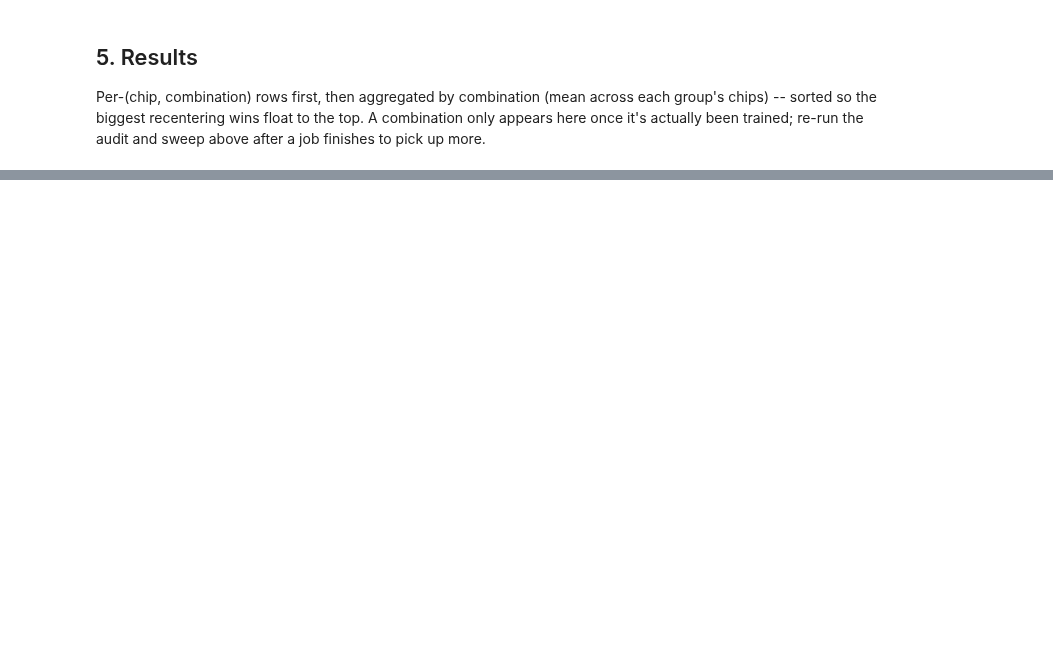
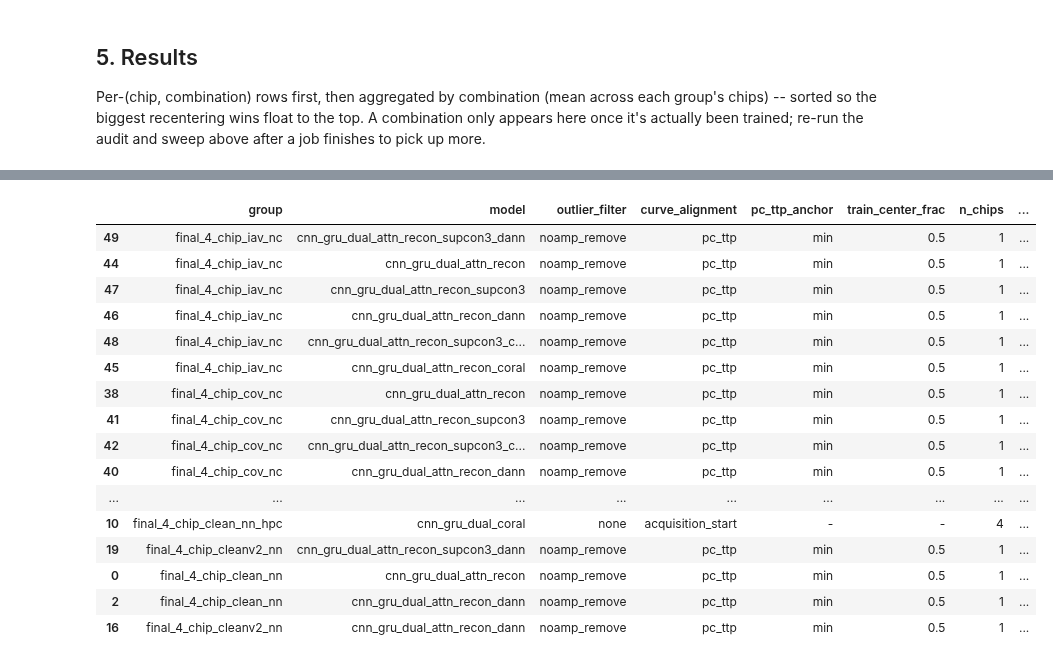
Before and after one commit to kautsarg/POC_DDM, a Jupyter notebook: gk_code/main/notebooks/20260814-pc_recenter_combo_sweep.ipynb, the cells around one changed output, grey strips where cells are left out. Cells and saved outputs as stored; diff of their text form; code cells hidden in the pictures; blank space fills up the shorter version.

```diff
--- a/gk_code/main/notebooks/20260814-pc_recenter_combo_sweep.ipynb
+++ b/gk_code/main/notebooks/20260814-pc_recenter_combo_sweep.ipynb
@@ -439 +530,21 @@ summary.sort_values("recenter_delta", ascending=False)
 | 15 | final_4_chip_cleanv2_nn | cnn_gru_dual_attn_recon_coral | noamp_remove | pc_ttp | min | 0.5 | 1 | ... |
+# %%
+summary.sort_values("acc_baseline", ascending=False)
+# %% [output]
+|  | group | model | outlier_filter | curve_alignment | pc_ttp_anchor | train_center_frac | n_chips | ... |
+| 49 | final_4_chip_iav_nc | cnn_gru_dual_attn_recon_supcon3_dann | noamp_remove | pc_ttp | min | 0.5 | 1 | ... |
+| 44 | final_4_chip_iav_nc | cnn_gru_dual_attn_recon | noamp_remove | pc_ttp | min | 0.5 | 1 | ... |
+| 47 | final_4_chip_iav_nc | cnn_gru_dual_attn_recon_supcon3 | noamp_remove | pc_ttp | min | 0.5 | 1 | ... |
+| 46 | final_4_chip_iav_nc | cnn_gru_dual_attn_recon_dann | noamp_remove | pc_ttp | min | 0.5 | 1 | ... |
+| 48 | final_4_chip_iav_nc | cnn_gru_dual_attn_recon_supcon3_c... | noamp_remove | pc_ttp | min | 0.5 | 1 | ... |
+| 45 | final_4_chip_iav_nc | cnn_gru_dual_attn_recon_coral | noamp_remove | pc_ttp | min | 0.5 | 1 | ... |
+| 38 | final_4_chip_cov_nc | cnn_gru_dual_attn_recon | noamp_remove | pc_ttp | min | 0.5 | 1 | ... |
+| 41 | final_4_chip_cov_nc | cnn_gru_dual_attn_recon_supcon3 | noamp_remove | pc_ttp | min | 0.5 | 1 | ... |
+| 42 | final_4_chip_cov_nc | cnn_gru_dual_attn_recon_supcon3_c... | noamp_remove | pc_ttp | min | 0.5 | 1 | ... |
+| 40 | final_4_chip_cov_nc | cnn_gru_dual_attn_recon_dann | noamp_remove | pc_ttp | min | 0.5 | 1 | ... |
+| ... | ... | ... | ... | ... | ... | ... | ... | ... |
+| 10 | final_4_chip_clean_nn_hpc | cnn_gru_dual_coral | none | acquisition_start | - | - | 4 | ... |
+| 19 | final_4_chip_cleanv2_nn | cnn_gru_dual_attn_recon_supcon3_dann | noamp_remove | pc_ttp | min | 0.5 | 1 | ... |
+| 0 | final_4_chip_clean_nn | cnn_gru_dual_attn_recon | noamp_remove | pc_ttp | min | 0.5 | 1 | ... |
+| 2 | final_4_chip_clean_nn | cnn_gru_dual_attn_recon_dann | noamp_remove | pc_ttp | min | 0.5 | 1 | ... |
+| 16 | final_4_chip_cleanv2_nn | cnn_gru_dual_attn_recon_dann | noamp_remove | pc_ttp | min | 0.5 | 1 | ... |
```
Also changed, not shown: parts of 10 cells of this notebook, 3 other files.
